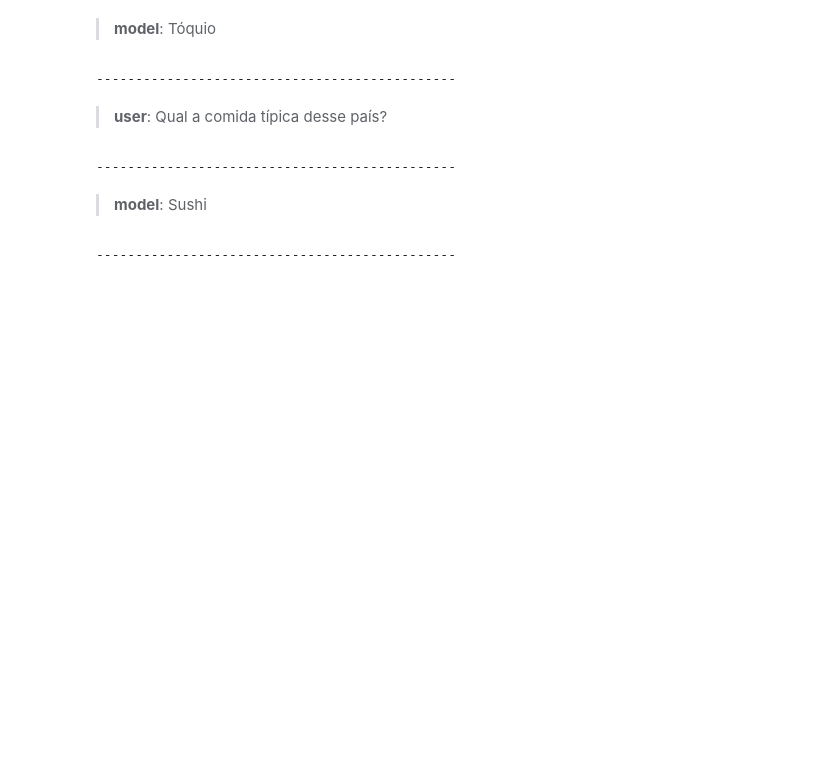
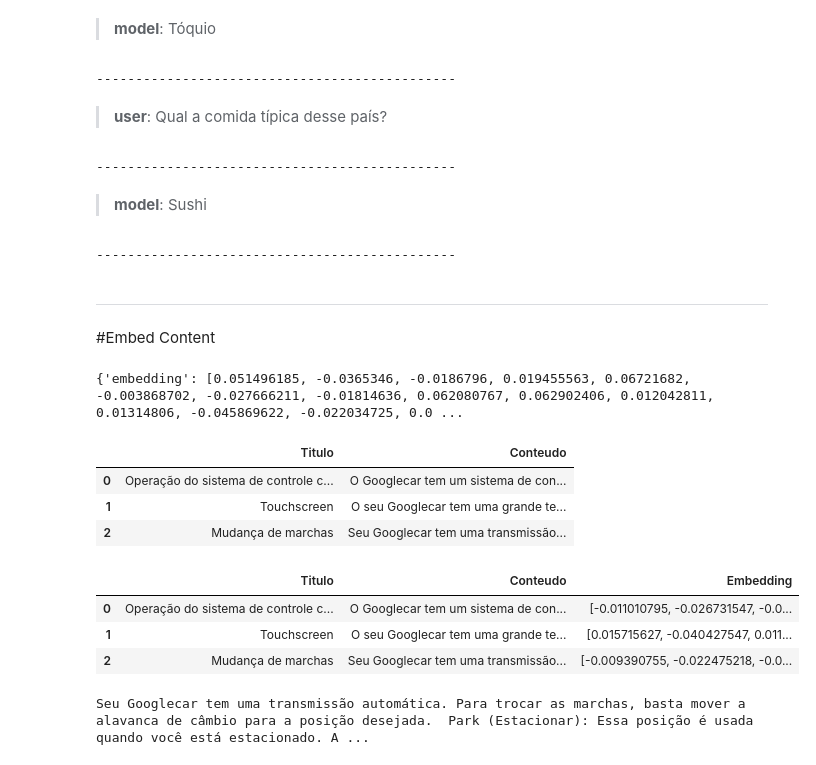
Before and after one commit to Educhior/Gemini_API, a Jupyter notebook: Gemini_API_Alura.ipynb, the cells around one changed output. Saved outputs shown, nothing was run; the diff lists cells and outputs as text; code cells hidden in the pictures; blank space fills up the shorter version.

```diff
--- a/Gemini_API_Alura.ipynb
+++ b/Gemini_API_Alura.ipynb
@@ -103,3 +138,64 @@ for message in chat.history:
 ----------------------------------------------
 >**model**: Sushi
 ----------------------------------------------
+# %% [markdown]
+---
+# %% [markdown]
+#Embed Content
+# %%
+#Exemplo de embedding
+title = "A próxima geração de IA para desenvolvedores e Google Workspace"
+sample_text = ("Título: A próxima geração de IA para desenvolvedores e Google Workspace"
+    "\n"
+    "Artigo completo:\n"
+    "\n"
+    "Gemini API & Google AI Studio: Uma maneira acessível de explorar e criar protótipos com aplicações de IA generativa")
+
+embeddings = genai.embed_content(model="models/embedding-001",
+                                 content=sample_text,
+                                 title=title,
+                                 task_type="RETRIEVAL_DOCUMENT")
+
+print(embeddings)
+# %% [output]
+{'embedding': [0.051496185, -0.0365346, -0.0186796, 0.019455563, 0.06721682, -0.003868702, -0.027666211, -0.01814636, 0.062080767, 0.062902406, 0.012042811, 0.01314806, -0.045869622, -0.022034725, 0.0 ...
+# %%
+#Listagem de documentos que serão buscados
+DOCUMENT1 = {
+    "Título": "Operação do sistema de controle climático",
+    "Conteúdo": "O Googlecar tem um sistema de controle climático que permite ajustar a temperatura e o fluxo de ar no carro. Para operar o sistema de controle climático, use os botões e botões localizados no console central.  Temperatura: O botão de temperatura controla a temperatura dentro do carro. Gire o botão no sentido horário para aumentar a temperatura ou no sentido anti-horário para diminuir a temperatura. Fluxo de ar: O botão de fluxo de ar controla a quantidade de fluxo de ar dentro do carro. Gire o botão no sentido horário para aumentar o fluxo de ar ou no sentido anti-horário para diminuir o fluxo de ar. Velocidade do ventilador: O botão de velocidade do ventilador controla a velocidade do ventilador. Gire o botão no sentido horário para aumentar a velocidade do ventilador ou no sentido anti-horário para diminuir a velocidade do ventilador. Modo: O botão de modo permite que você selecione o modo desejado. Os modos disponíveis são: Auto: O carro ajustará automaticamente a temperatura e o fluxo de ar para manter um nível confortável. Cool (Frio): O carro soprará ar frio para dentro do carro. Heat: O carro soprará ar quente para dentro do carro. Defrost (Descongelamento): O carro soprará ar quente no para-brisa para descongelá-lo."}
+
+DOCUMENT2 = {
+    "Título": "Touchscreen",
+    "Conteúdo": "O seu Googlecar tem uma grande tela sensível ao toque que fornece acesso a uma variedade de recursos, incluindo navegação, entretenimento e controle climático. Para usar a tela sensível ao toque, basta tocar no ícone desejado.  Por exemplo, você pode tocar no ícone \"Navigation\" (Navegação) para obter direções para o seu destino ou tocar no ícone \"Music\" (Música) para reproduzir suas músicas favoritas."}
+
+DOCUMENT3 = {
+    "Título": "Mudança de marchas",
+    "Conteúdo": "Seu Googlecar tem uma transmissão automática. Para trocar as marchas, basta mover a alavanca de câmbio para a posição desejada.  Park (Estacionar): Essa posição é usada quando você está estacionado. As rodas são travadas e o carro não pode se mover. Marcha à ré: Essa posição é usada para dar ré. Neutro: Essa posição é usada quando você está parado em um semáforo ou no trânsito. O carro não está em marcha e não se moverá a menos que você pressione o pedal do acelerador. Drive (Dirigir): Essa posição é usada para dirigir para frente. Low: essa posição é usada para dirigir na neve ou em outras condições escorregadias."}
+
+documents = [DOCUMENT1, DOCUMENT2, DOCUMENT3]
+# %%
+df = pd.DataFrame(documents)
+df.columns = ['Titulo', 'Conteudo']
+df
+# %% [output]
+|  | Titulo | Conteudo |
+| 0 | Operação do sistema de controle c... | O Googlecar tem um sistema de con... |
+| 1 | Touchscreen | O seu Googlecar tem uma grande te... |
+| 2 | Mudança de marchas | Seu Googlecar tem uma transmissão... |
+# %%
+model = "models/embedding-001"
+# %%
+def embed_fn(title, text):
+  return genai.embed_content(model=model,
+                             content=text,
+                             title=title,
+                             task_type="RETRIEVAL_DOCUMENT")["embedding"]
+# %%
+df['Embedding'] = df.apply(lambda row: embed_fn(row['Titulo'], row['Conteudo']), axis=1)
+df
+# %% [output]
+|  | Titulo | Conteudo | Embedding |
+| 0 | Operação do sistema de controle c... | O Googlecar tem um sistema de con... | [-0.011010795, -0.026731547, -0.0... |
+| 1 | Touchscreen | O seu Googlecar tem uma grande te... | [0.015715627, -0.040427547, 0.011... |
+| 2 | Mudança de marchas | Seu Googlecar tem uma transmissão... | [-0.009390755, -0.022475218, -0.0... |
@@ -105,0 +212,7 @@ for message in chat.history:
+# %%
+consulta = "Como faço para trocar marchas em um carro do Google?"
+
+trecho = gerar_e_buscar_consulta(consulta, df, model)
+print(trecho)
+# %% [output]
+Seu Googlecar tem uma transmissão automática. Para trocar as marchas, basta mover a alavanca de câmbio para a posição desejada.  Park (Estacionar): Essa posição é usada quando você está estacionado. A ...
```
Also changed, not shown: parts of 15 cells of this notebook.
